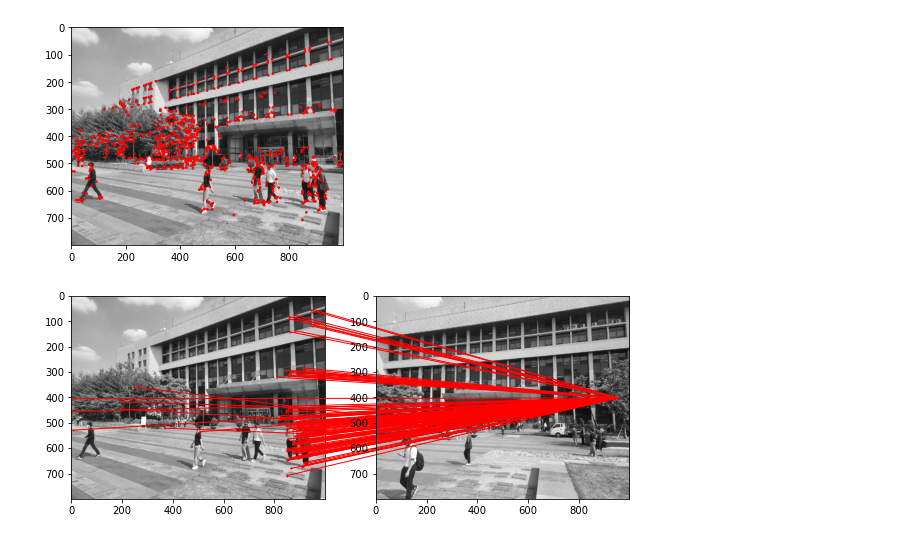
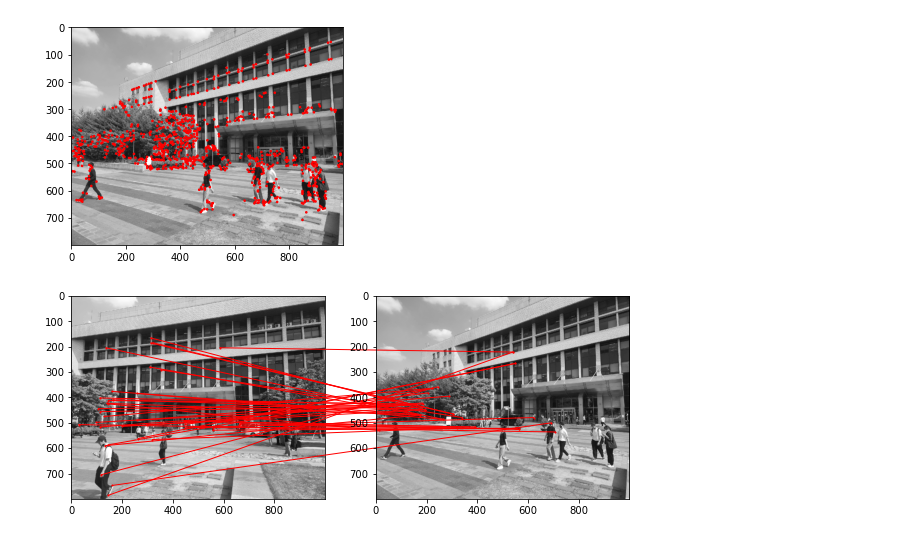
Before and after one commit to 2U1/ComputerVision, a Jupyter notebook: Assignment4/stiching.ipynb, the cells around one changed output. Drawn from its saved outputs; the diff is of its cells as text; code cells hidden in the pictures.

```diff
--- a/Assignment4/stiching.ipynb
+++ b/Assignment4/stiching.ipynb
@@ -198,15 +169,7 @@ def orientation(kps, image):
         hist[bin] += m
 
         max_bin = np.argmax(hist)
-        new_kps.append([kp[0],kp[1],fit_parabola(hist, max_bin, bin_width)])
-
-        max_val = np.max(hist)
-        for binno, val in enumerate(hist):
-            if binno == max_bin:
-                continue
-
-            if max_val * 0.8 <= val:
-                new_kps.append([kp[0],kp[1], fit_parabola(hist,binno, bin_width)])
+        new_kps.append([kp[0],kp[1],max_bin])
 
     return np.array(new_kps)
 # %%
@@ -278,11 +227,8 @@ def getFeatureDescriptors(kps, size, image, num_subregion=4):
                 b, r = (i+1)*subregion, (j+1)*subregion
                 hist = get_subregion_hist(m[t:b, l:r].ravel(), theta[t:b, l:r].ravel(), kp[2], bin_width, subregion)
 
-                feature_vec[(i*subregion*8)+(j*8):(i*subregion*8)+((j+1)*8)] = hist.flatten()
+                feature_vec[i*subregion*8 + j*8:i*subregion*8 + (j+1)*8] = hist.flatten()
 
-        feature_vec /= max(1e-6, np.linalg.norm(feature_vec))
-        feature_vec[feature_vec>0.2] = 0.2
-        feature_vec /= max(1e-6, np.linalg.norm(feature_vec))
         descs.append(feature_vec)
 
     return np.array(descs)
@@ -291,24 +237,21 @@ def match2Images(feat_p1, feat_p2, feat_vec1, feat_vec2, image1, image2, thresho
     match = []
 
     for p1_idx, p1 in enumerate(feat_vec1):
-        temp = []
-        for p2 in feat_vec2:
+        distances = []
+        for p2_idx, p2 in enumerate(feat_vec2):
             dist = np.sum(np.square(p1-p2))
-            temp.append(dist)
+            distances.append((p1_idx, p2_idx, dist))
 
-        ordered = temp.copy()
-        ordered.sort()
-        first = ordered[0]
-        second = ordered[1]
+        distances = sorted(distances, key=lambda x: x[2])
 
-        if second == 0:
-            second = 1e-6
+        first = distances[0][2]
+        second = distances[1][2]
 
         ratio = first/second
 
         if ratio < threshold:
-            point1 = feat_p1[p1_idx]
-            point2 = feat_p2[temp.index(first)]
+            point1 = feat_p1[distances[0][0]]
+            point2 = feat_p2[distances[0][1]]
             match.append((point1, point2))
 
 
@@ -323,7 +266,7 @@ def match2Images(feat_p1, feat_p2, feat_vec1, feat_vec2, image1, image2, thresho
         p1y, p1x = point1
         p2y, p2x = point2
 
-        con = mpl.patches.ConnectionPatch(xyA=(p2x,p2y), xyB=(p1x,p1y), coordsA='data', coordsB='data', axesA=ax2, axesB=ax1, color='red')
+        con = mpl.patches.ConnectionPatch(xyA=(p1x,p1y), xyB=(p2x,p2y), coordsA='data', coordsB='data', axesA=ax1, axesB=ax2, color='red')
 
         ax2.add_artist(con)
 
@@ -345,6 +288,6 @@ img2_corner = getFeaturePoints(images[1])
 ex1 = getFeatureDescriptors(img1_corner, 16, images[0])
 ex2 = getFeatureDescriptors(img2_corner, 16, images[1])
 # %%
-mp = match2Images(img2_corner, img1_corner, ex2, ex1, images[1], images[0], threshold=0.4)
+mp = match2Images(img1_corner, img2_corner, ex1, ex2, images[0], images[1], threshold=0.6)
 # %% [output]
-[figure, old version]
+[figure, new version]
```
Also changed, not shown: parts of 4 cells of this notebook, 1 other file.
